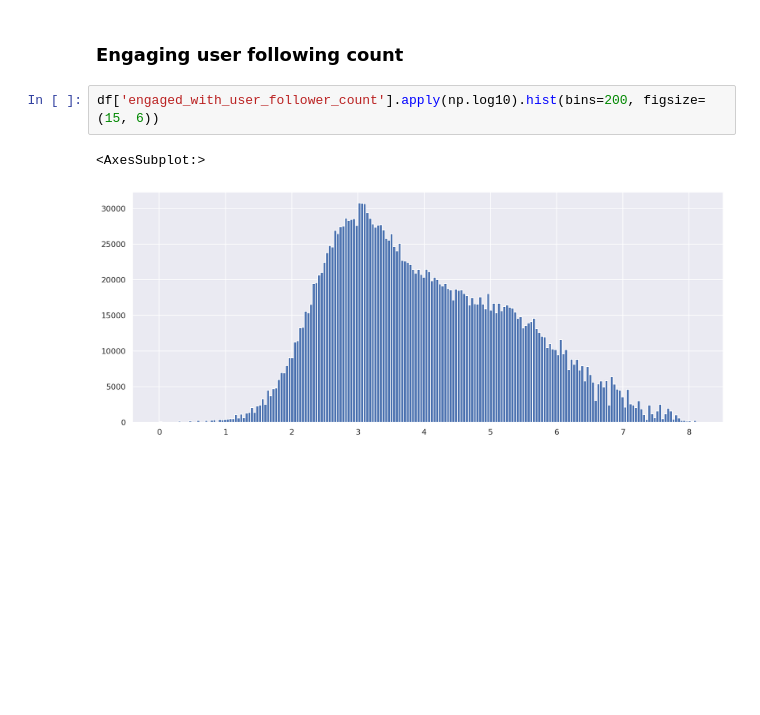
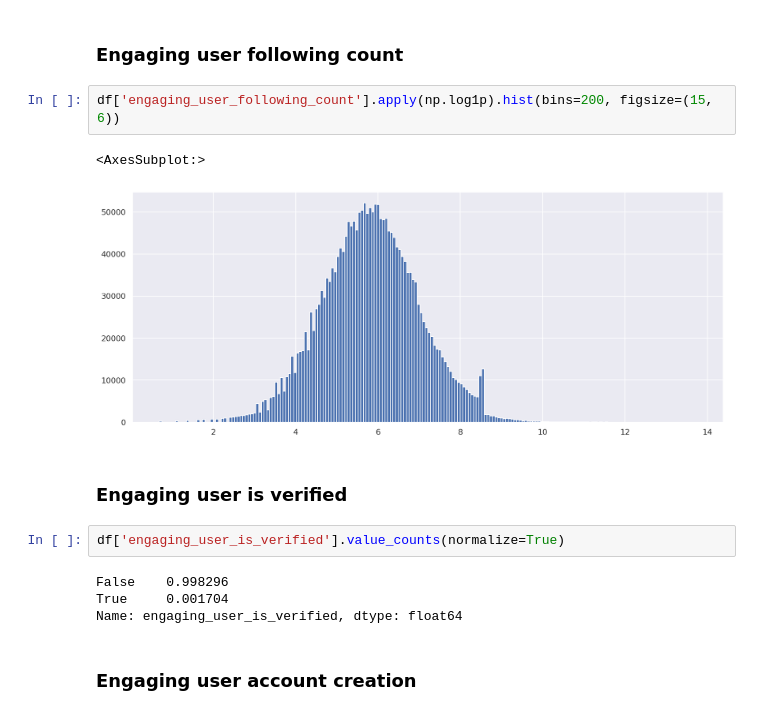
Before and after one commit to MAL-TO/recsys-2021, a Jupyter notebook: andrea/recsys-2021/notebooks/1.0-ac-standalone-features-EDA.ipynb, the cells around one changed output. Saved outputs shown, nothing was run; the diff lists cells and outputs as text; blank space fills up the shorter version.

```diff
--- a/andrea/recsys-2021/notebooks/1.0-ac-initial-data-exploration.ipynb
+++ b/andrea/recsys-2021/notebooks/1.0-ac-standalone-features-EDA.ipynb
@@ -298,7 +380,17 @@ df['engaged_with_user_id'].value_counts().value_counts(bins=20).plot.barh()
 # %% [markdown]
 ### Engaging user following count
 # %%
-df['engaged_with_user_follower_count'].apply(np.log10).hist(bins=200, figsize=(15, 6))
+df['engaging_user_following_count'].apply(np.log1p).hist(bins=200, figsize=(15, 6))
 # %% [output]
 <AxesSubplot:>
-[figure, old version]
+[figure, new version]
+# %% [markdown]
+### Engaging user is verified
+# %%
+df['engaging_user_is_verified'].value_counts(normalize=True)
+# %% [output]
+False    0.998296
+True     0.001704
+Name: engaging_user_is_verified, dtype: float64
+# %% [markdown]
+### Engaging user account creation
```
Also changed, not shown: parts of 28 cells of this notebook, 1 other file.
